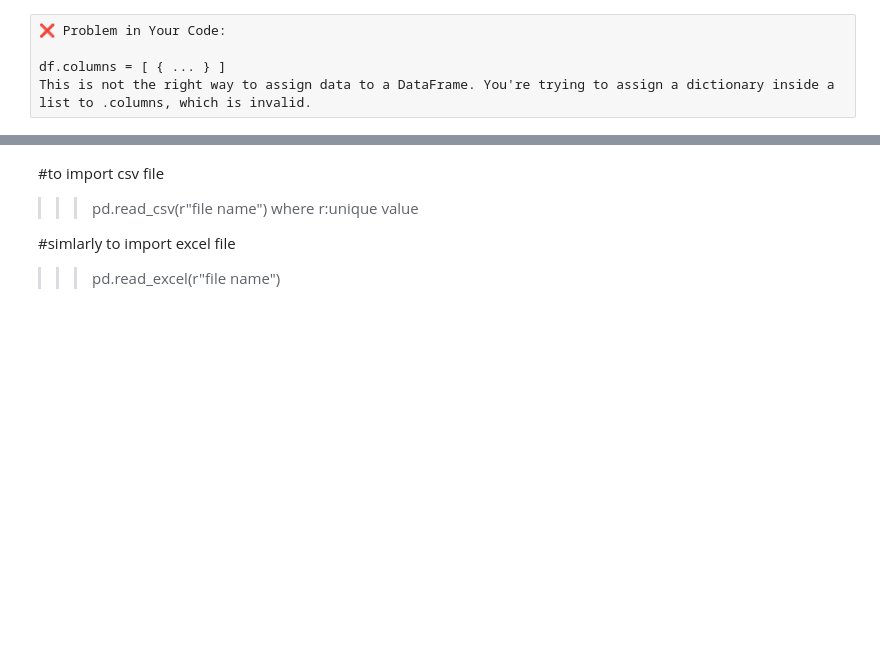
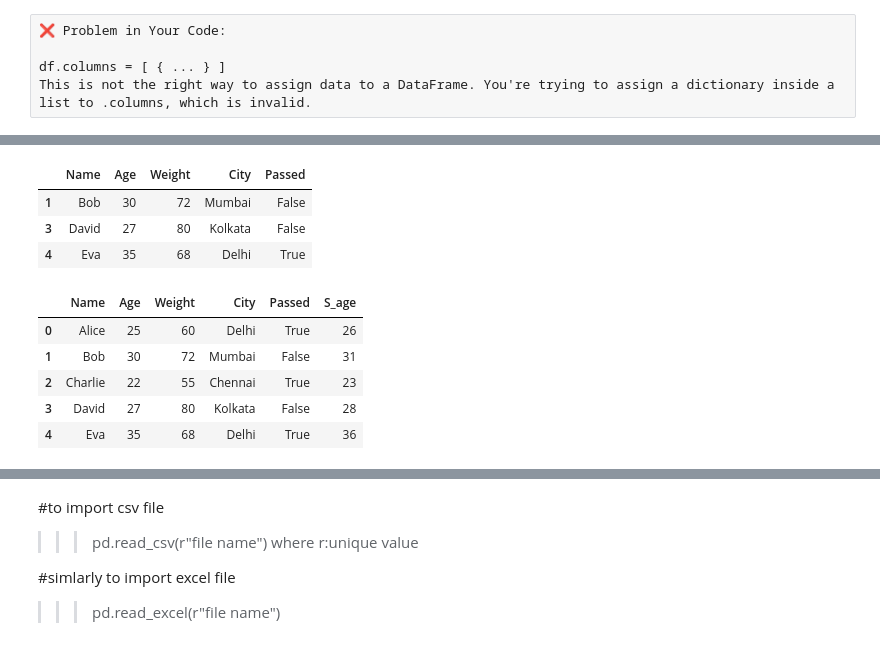
Before and after one commit to Gani757/pandas, a Jupyter notebook: pandas_task.ipynb, the cells around one changed output, grey strips where cells are left out. Saved outputs shown, nothing was run; the diff lists cells and outputs as text; code cells hidden in the pictures; blank space fills up the shorter version.

```diff
--- a/pandas_task.ipynb
+++ b/pandas_task.ipynb
@@ -144,0 +300,3 @@ ValueError: Length mismatch: Expected axis has 0 elements, new values have 3 ele
+# %%
+df=pd.read_excel(r"C:\Users\91709\Downloads\student_dataset.xlsx")
+df
@@ -144,0 +363,17 @@ ValueError: Length mismatch: Expected axis has 0 elements, new values have 3 ele
+# %%
+df[df["Age"]>25]  #filterng data
+# %% [output]
+|  | Name | Age | Weight | City | Passed |
+| 1 | Bob | 30 | 72 | Mumbai | False |
+| 3 | David | 27 | 80 | Kolkata | False |
+| 4 | Eva | 35 | 68 | Delhi | True |
+# %%
+df["S_age"]=df["Age"]+1         # new columns
+df
+# %% [output]
+|  | Name | Age | Weight | City | Passed | S_age |
+| 0 | Alice | 25 | 60 | Delhi | True | 26 |
+| 1 | Bob | 30 | 72 | Mumbai | False | 31 |
+| 2 | Charlie | 22 | 55 | Chennai | True | 23 |
+| 3 | David | 27 | 80 | Kolkata | False | 28 |
+| 4 | Eva | 35 | 68 | Delhi | True | 36 |
```
Also changed, not shown: parts of 44 cells of this notebook.
